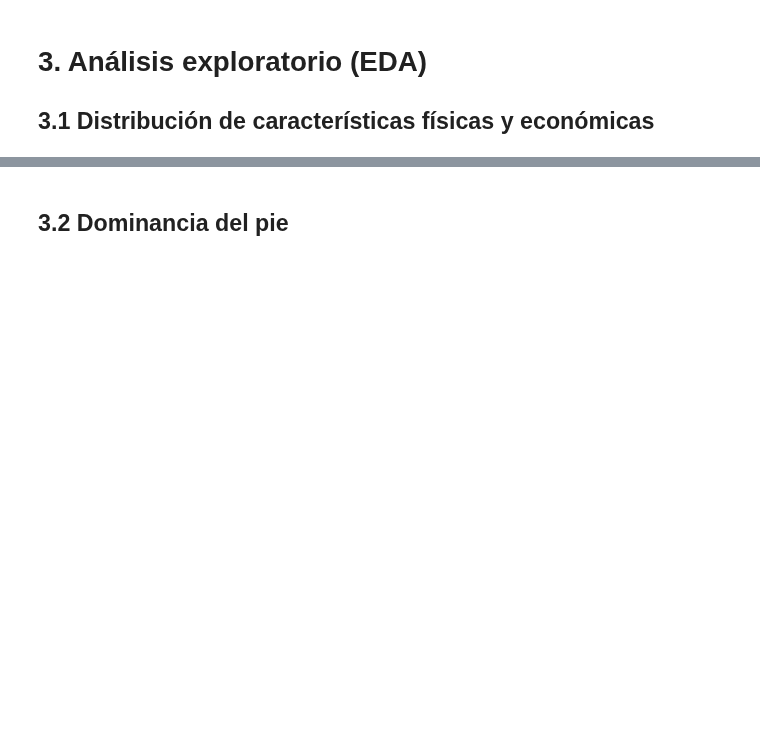
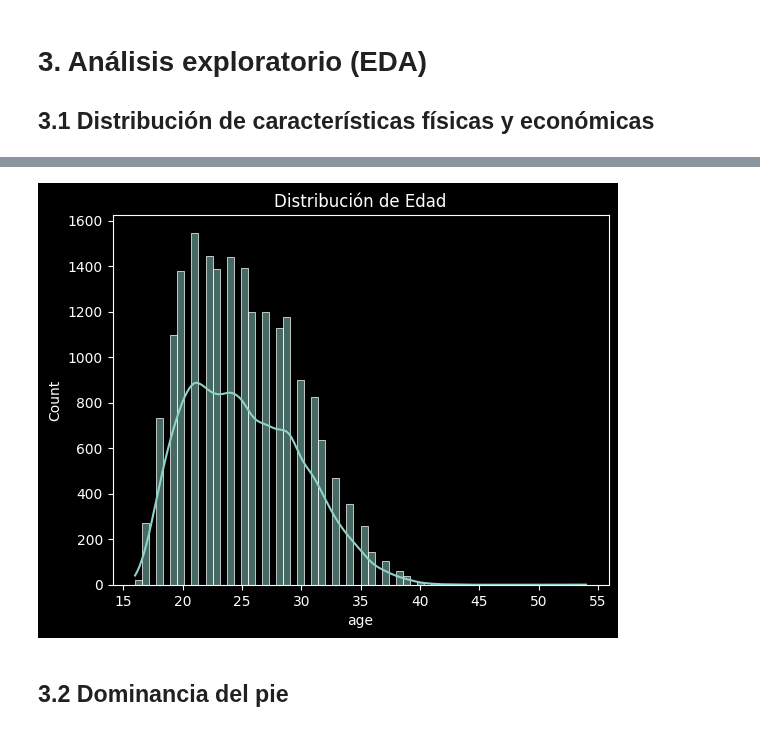
Before and after one commit to julihocc/202511-tec-3d, a Jupyter notebook: fifa22.ipynb, the cells around one changed output, grey strips where cells are left out. Cells and saved outputs as stored; diff of their text form; code cells hidden in the pictures; blank space fills up the shorter version.

```diff
--- a/fifa22.ipynb
+++ b/fifa22.ipynb
@@ -48,8 +111,10 @@ plt.show()
 # %%
 # Edad de los jugadores
-sns.histplot(df['Age'], kde=True)
-plt.title('Distribución de Edad')
+sns.histplot(df["age"], kde=True)
+plt.title("Distribución de Edad")
 plt.show()
+# %% [output]
+[figure, added]
 # %% [markdown]
 ## 3.2 Dominancia del pie
 # %%
```
Also changed, not shown: parts of 20 cells of this notebook.
